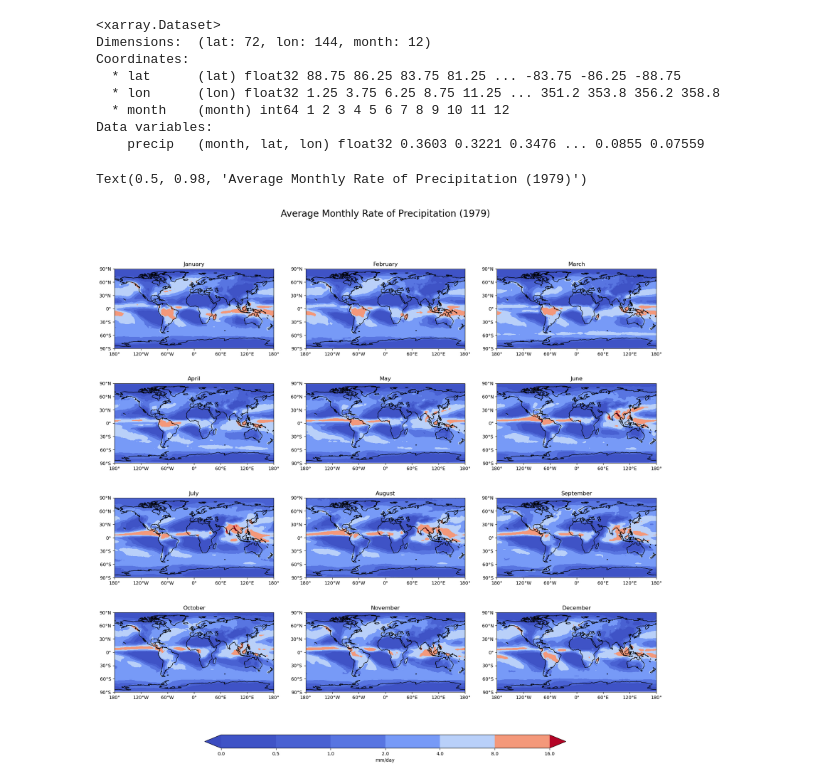
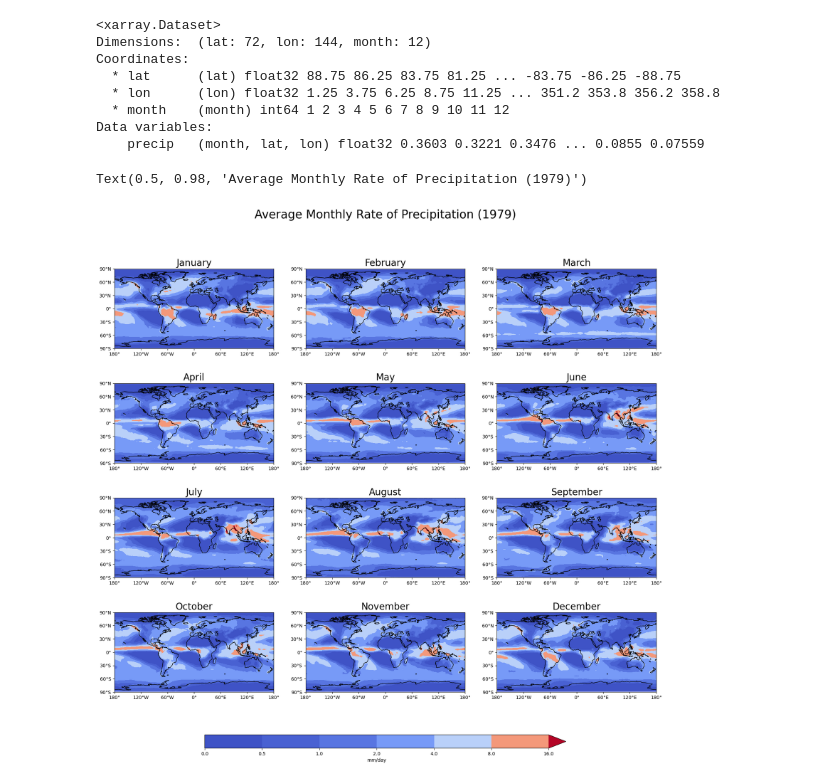
Before and after one commit to desmond-gray/Assignment_2, a Jupyter notebook: Assignment-2.ipynb, the cells around one changed output. Cells and saved outputs as stored; diff of their text form; code cells hidden in the pictures.

```diff
--- a/Assignment-2.ipynb
+++ b/Assignment-2.ipynb
@@ -49,28 +49,30 @@ Data variables:
 # %%
 fig, axs = plt.subplots(nrows=4,ncols=3,
                         subplot_kw={'projection': ccrs.PlateCarree()},
                         figsize=(18,20))
 clevs=np.arange(-5,36,5)
 axs=axs.flatten()
+
 for i,mon in enumerate(ds_month['month']):
     data=ds_month['precip'].sel(month=mon)
     data,lons=add_cyclic_point(data,coord=ds_month['lon'])
     cs=axs[i].contourf(lons,ds_month['lat'],data,clevs,
                       transform = ccrs.PlateCarree(),
-                      cmap='coolwarm',extend='both',levels=[0,0.5,1,2,4,8,16])
-    axs[i].set_title(calendar.month_name[mon.values])
+                      cmap='coolwarm',extend='max',levels=[0,0.5,1,2,4,8,16])
+    axs[i].set_title(calendar.month_name[mon.values], fontsize=20)
     axs[i].coastlines()
     axs[i].set_xticks(np.arange(-180,181,60), crs=ccrs.PlateCarree())
     lon_formatter = cticker.LongitudeFormatter()
     axs[i].xaxis.set_major_formatter(lon_formatter)
     axs[i].set_yticks(np.arange(-90,91,30), crs=ccrs.PlateCarree())
     lat_formatter = cticker.LatitudeFormatter()
     axs[i].yaxis.set_major_formatter(lat_formatter)
 fig.subplots_adjust(bottom=0.25, top=0.9, left=0.05, right=0.95,
                     wspace=0.2, hspace=0.25)
+
 cbar_ax = fig.add_axes([0.2, 0.175, 0.6, 0.02])
 cbar=fig.colorbar(cs, cax=cbar_ax,orientation='horizontal',label='mm/day')
-plt.suptitle('Average Monthly Rate of Precipitation (1979)', fontsize=20)
+plt.suptitle('Average Monthly Rate of Precipitation (1979)', fontsize=25)
 # %% [output]
 Text(0.5, 0.98, 'Average Monthly Rate of Precipitation (1979)')
-[figure, old version]
+[figure, new version]
```
